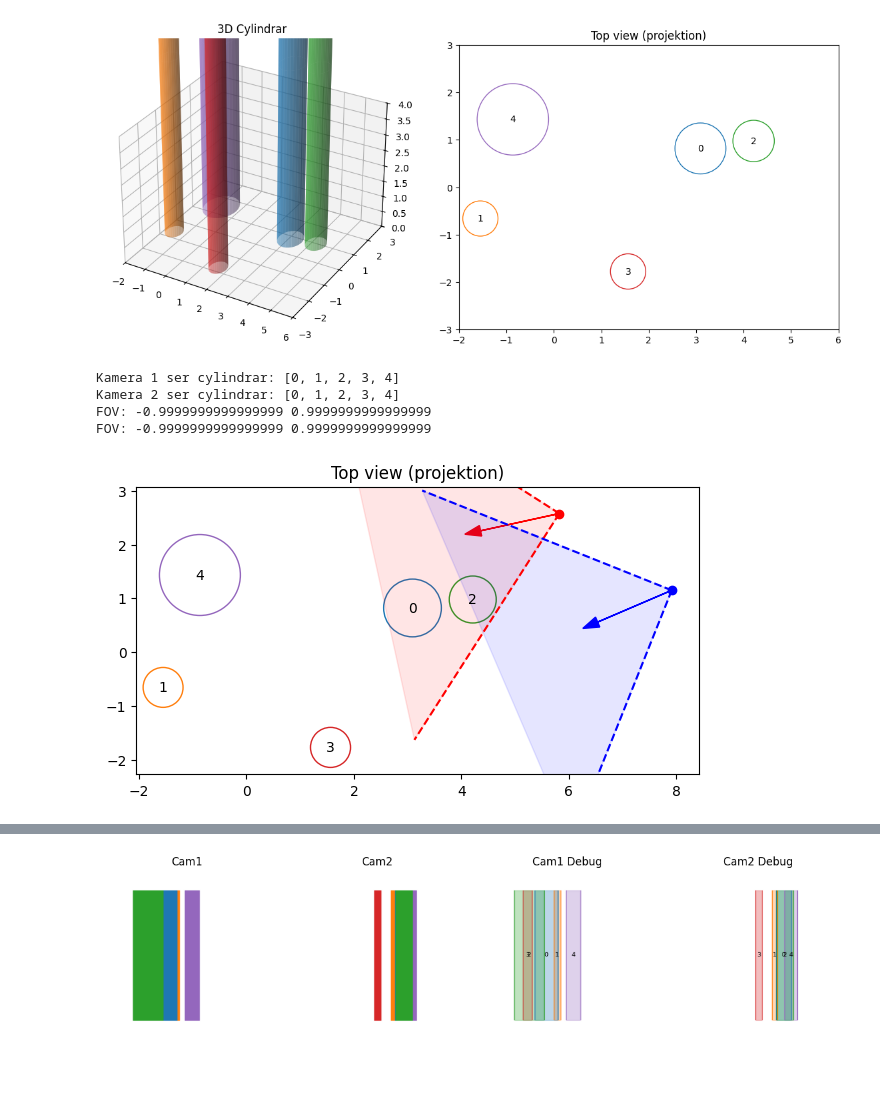
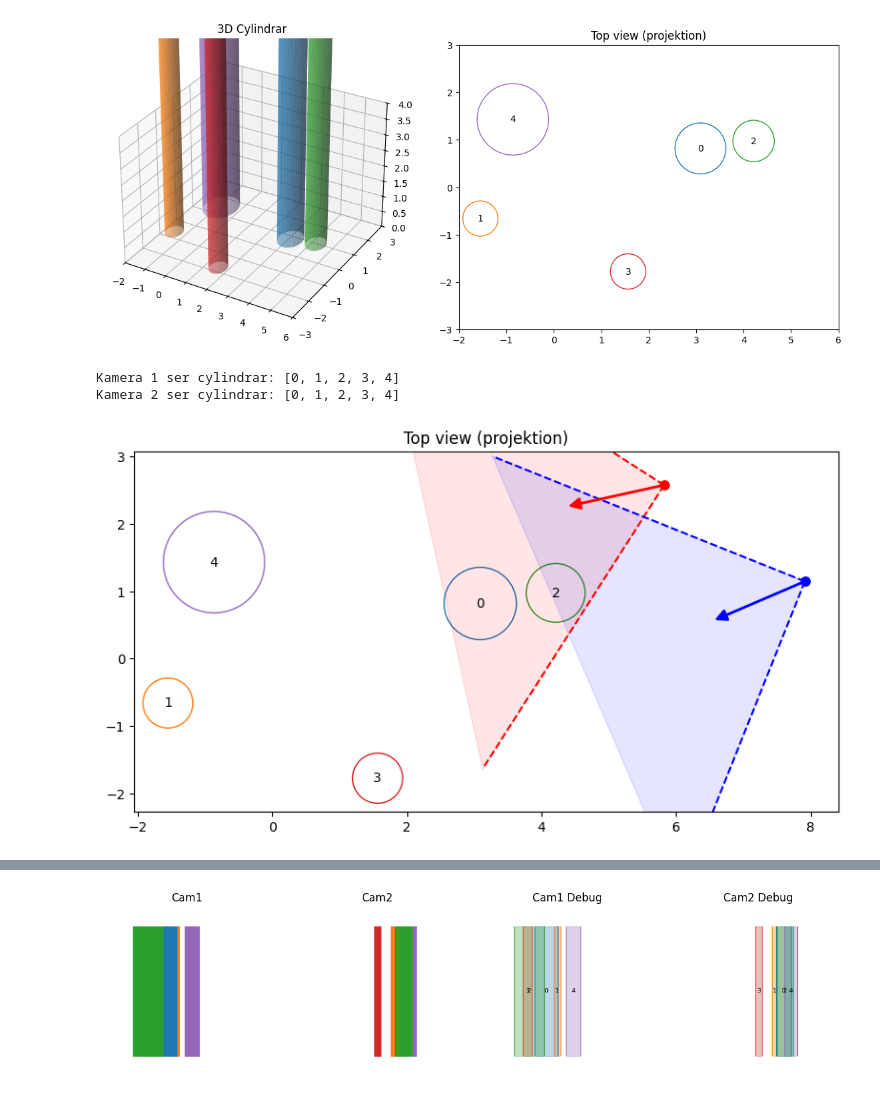
Before and after one commit to jo6815en/data_generator, a Jupyter notebook: 2d_parallel_cylinders.ipynb, the cells around one changed output, grey strips where cells are left out. Cells and saved outputs as stored; diff of their text form; code cells hidden in the pictures.

```diff
--- a/2d_parallel_cylinders.ipynb
+++ b/2d_parallel_cylinders.ipynb
@@ -62,77 +62,32 @@ plt.show()
 [figure]
 # %%
 from camera_model import compute_camera_pair, in_fov
-from plotting import draw_fov_cone
+from plotting import plot_top_view_scene
 import matplotlib.pyplot as plt
 import numpy as np
 
-# -----------------------
 # Skapa kamerapar + projektion
-# -----------------------
 cam1, cam2, proj1, proj2 = compute_camera_pair(cylinders, bounds, seed=20)
 
-# -----------------------
-# Synliga cylindrar (vinkelbaserad FOV)
-# -----------------------
-def visible_cylinders(cam):
+def visible_cylinders(cam, cylinders):
     visible = []
-
     for i, (x, y, r, h) in enumerate(cylinders):
-        center = np.array([x, y, h/2])
-
+        center = np.array([x, y, h / 2])
         if in_fov(cam, center):
             visible.append(i)
-
     return visible
 
-
-vis1 = visible_cylinders(cam1)
-vis2 = visible_cylinders(cam2)
+vis1 = visible_cylinders(cam1, cylinders)
+vis2 = visible_cylinders(cam2, cylinders)
 
 print("Kamera 1 ser cylindrar:", vis1)
 print("Kamera 2 ser cylindrar:", vis2)
 
-# -----------------------
-# Plot
-# -----------------------
-fig = plt.figure(figsize=(12, 5))
-
-# --- Top view (2D) ---
-all_x = [x for (x, _, _, _) in cylinders] + [cam1.c[0], cam2.c[0]]
-all_y = [y for (_, y, _, _) in cylinders] + [cam1.c[1], cam2.c[1]]
-
-xmin_plot, xmax_plot = min(all_x), max(all_x)
-ymin_plot, ymax_plot = min(all_y), max(all_y)
-
-pad = 0.5
-xmin_plot -= pad
-xmax_plot += pad
-ymin_plot -= pad
-ymax_plot += pad
-
-ax2d = fig.add_subplot(1, 2, 2)
-
-for i, (x, y, r, h) in enumerate(cylinders):
-    circ = plt.Circle((x, y), r, fill=False, color=colors[i])
-    ax2d.add_patch(circ)
-    ax2d.text(x, y, str(i), ha='center', va='center')
-
-ax2d.set_aspect('equal')
-ax2d.set_xlim(xmin_plot, xmax_plot)
-ax2d.set_ylim(ymin_plot, ymax_plot)
-ax2d.set_title("Top view (projektion)")
-
-draw_camera(ax2d, cam1, 'red')
-draw_camera(ax2d, cam2, 'blue')
-
-draw_fov_cone(ax2d, cam1, fov_u=np.tan(cam1.fov/2), color='red')
-draw_fov_cone(ax2d, cam2, fov_u=np.tan(cam2.fov/2), color='blue')
-
+fig, ax = plt.subplots(figsize=(8, 6))
+plot_top_view_scene(ax, cylinders, cam1, cam2, colors=colors, title="Top view (projektion)")
 plt.tight_layout()
 plt.show()
 # %% [output]
 Kamera 1 ser cylindrar: [0, 1, 2, 3, 4]
 Kamera 2 ser cylindrar: [0, 1, 2, 3, 4]
-FOV: -0.9999999999999999 0.9999999999999999
-FOV: -0.9999999999999999 0.9999999999999999
-[figure, old version]
+[figure, new version]
```
Also changed, not shown: parts of 1 cell of this notebook, 2 other files.
